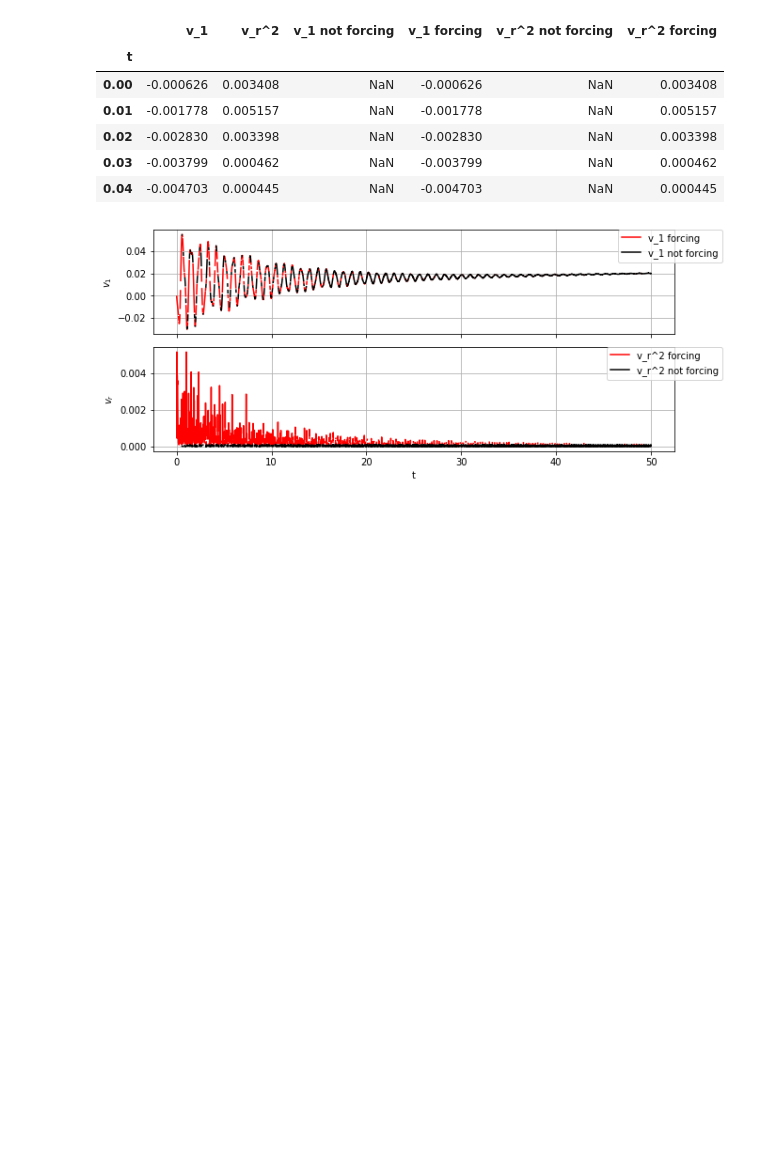
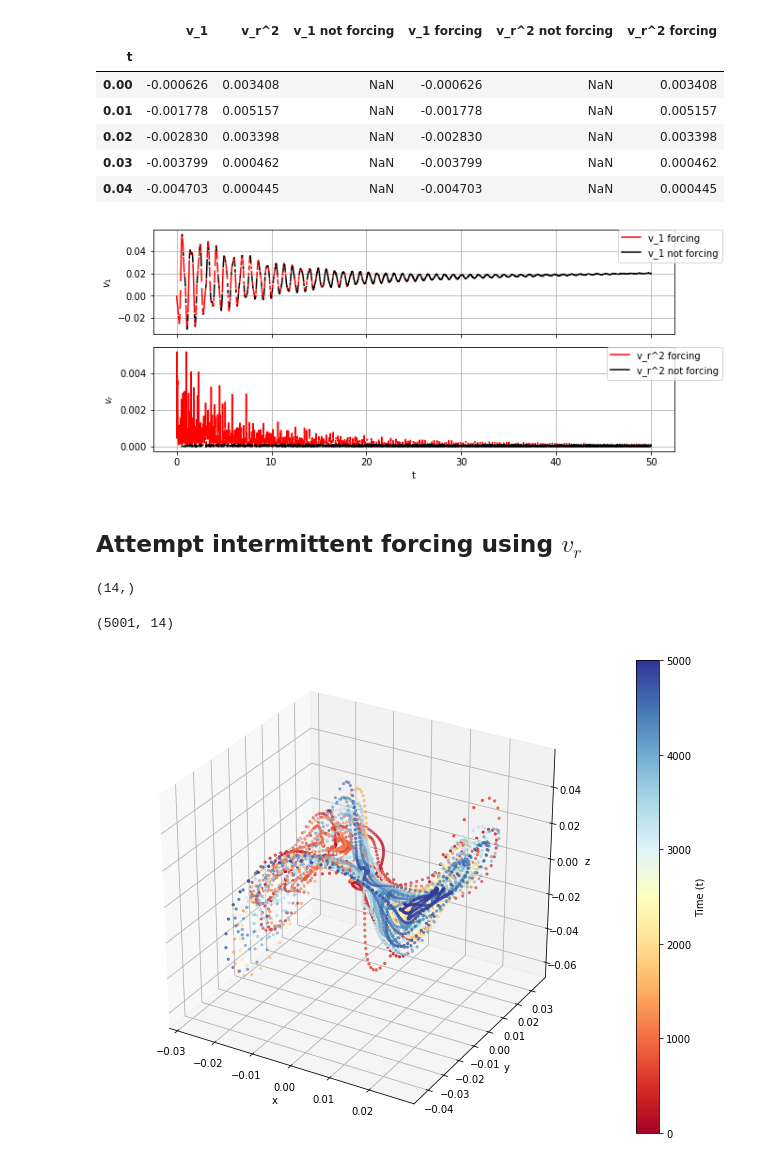
Before and after one commit to billtubbs/mech-575, a Jupyter notebook: code/python/Chapter-7-HAVOK-Lorenz.ipynb, the cells around one changed output. Drawn from its saved outputs; the diff is of its cells as text; code cells hidden in the pictures; blank space fills up the shorter version.

Commit message:
intermittent forcing simulation

```diff
--- a/code/python/Chapter-7-HAVOK-Lorenz.ipynb
+++ b/code/python/Chapter-7-HAVOK-Lorenz.ipynb
@@ -193,7 +193,8 @@ r
 # %% [markdown]
 ## Analyse Forcing Values
 # %%
-forcing_values = V[:, r-1]**2
+v_r = V[:, r-1]
+forcing_values = v_r**2
 
 plt.hist(V[:, row]**2, bins=30)
 plt.title('Distribution of forcing variable values')
@@ -379,3 +376,49 @@ plt.savefig(filepath)
 plt.show()
 # %% [output]
 [figure]
+# %% [markdown]
+## Attempt intermittent forcing using $v_r$
+# %%
+def dvdt_havoc(t, v, A, timesteps, forcing):
+
+    # Get current timestep
+    k = np.abs(timesteps - t).argmin()
+
+    # Try intermittent forcing of the last variable
+    try:
+        v_r = forcing[k]
+    except IndexError:
+        v_r = 0
+
+    # Linear system matrices
+    Ah = A[:-1, :-1]
+    Bh = A[:-1, -1]
+
+    # Linear ODEs
+    dv = Ah.dot(v) + Bh.dot(v_r)
+
+    return dv
+
+# HAVOK Regression Model
+A = xi[:r, :r].T
+fun = partial(dvdt_havoc, A=A, timesteps=t, forcing=v_r)
+
+# Initial condition
+v0 = V[0,:-1]
+dvdt = fun(0, v0)
+dvdt.shape
+# %% [output]
+(14,)
+# %%
+rtol = 10e-12
+atol = 10e-12
+V_havok = odeint(fun, v0, t, tfirst=True, rtol=rtol, atol=atol)
+V_havok.shape
+# %% [output]
+(5001, 14)
+# %%
+# First 3 columns of V are an embedded attractor of the Lorenz system
+filepath = os.path.join(plot_dir, 'lorenz_embedded_simulated.png')
+scatter_plot_3d(V_havok[:,:3], filename=filepath)
+# %% [output]
+[figure, added]
```
Also changed, not shown: parts of 2 cells of this notebook.
